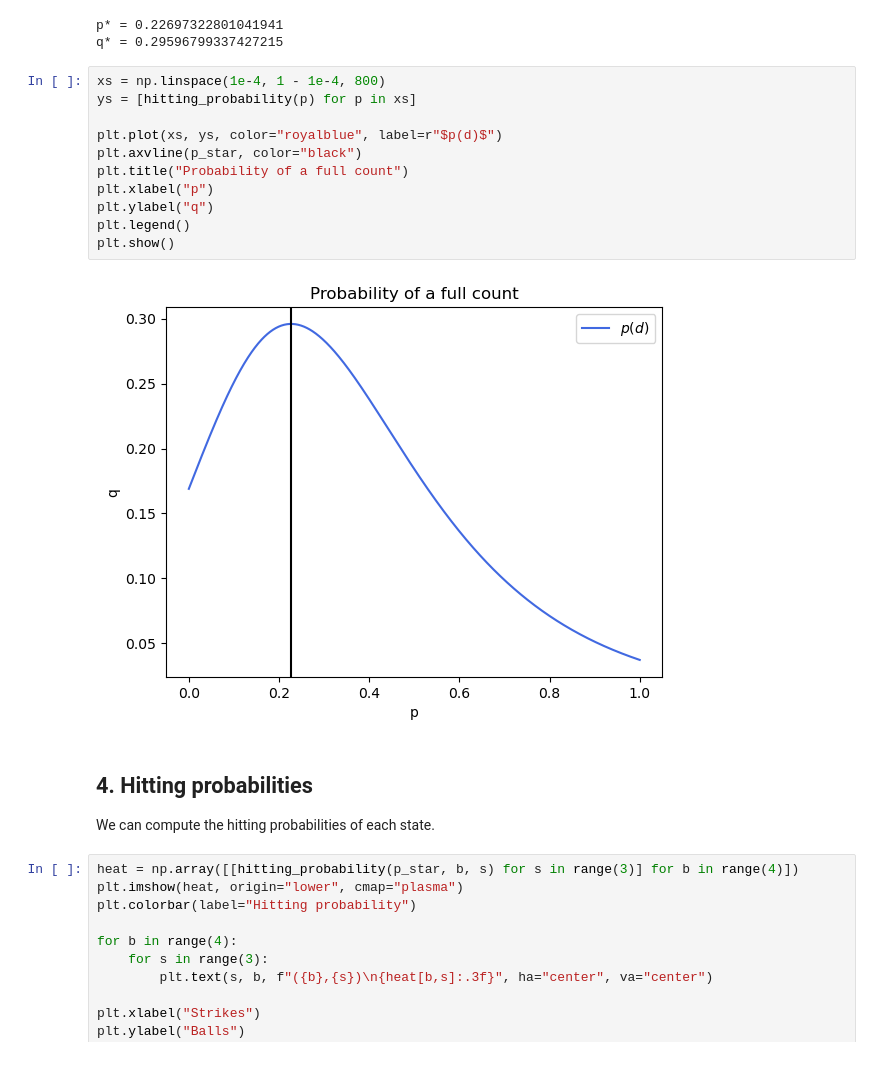
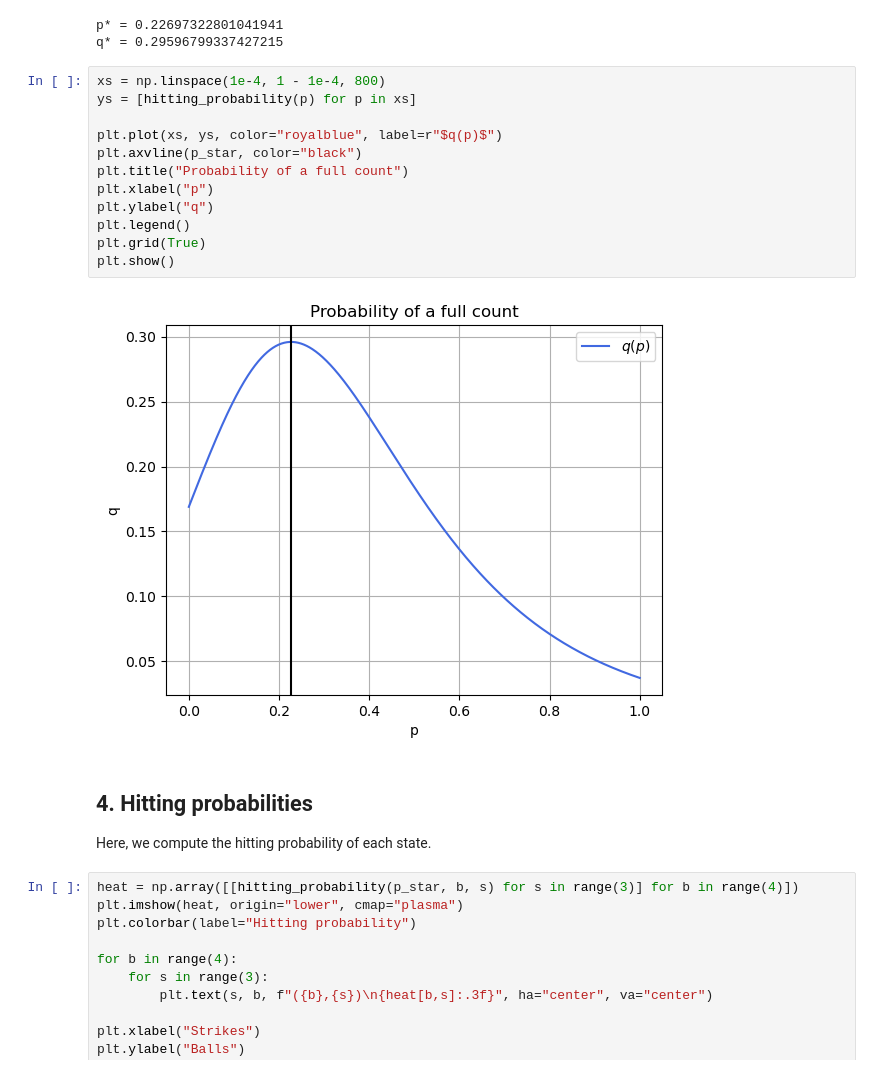
Before and after one commit to joalone/jane-street-probability-puzzles, a Jupyter notebook: src/2025_october.ipynb, the cells around one changed output. Cells and saved outputs as stored; diff of their text form.

```diff
--- a/src/2025_october.ipynb
+++ b/src/2025_october.ipynb
@@ -157,20 +157,21 @@ q* = 0.29596799337427215
 # %%
 xs = np.linspace(1e-4, 1 - 1e-4, 800)
 ys = [hitting_probability(p) for p in xs]
 
-plt.plot(xs, ys, color="royalblue", label=r"$p(d)$")
+plt.plot(xs, ys, color="royalblue", label=r"$q(p)$")
 plt.axvline(p_star, color="black")
 plt.title("Probability of a full count")
 plt.xlabel("p")
 plt.ylabel("q")
 plt.legend()
+plt.grid(True)
 plt.show()
 # %% [output]
-[figure, old version]
+[figure, new version]
 # %% [markdown]
 ## 4. Hitting probabilities
 
-We can compute the hitting probabilities of each state.
+Here, we compute the hitting probability of each state.
 # %%
 heat = np.array([[hitting_probability(p_star, b, s) for s in range(3)] for b in range(4)])
 plt.imshow(heat, origin="lower", cmap="plasma")
```
Also changed, not shown: parts of 8 cells of this notebook, 3 other files.
